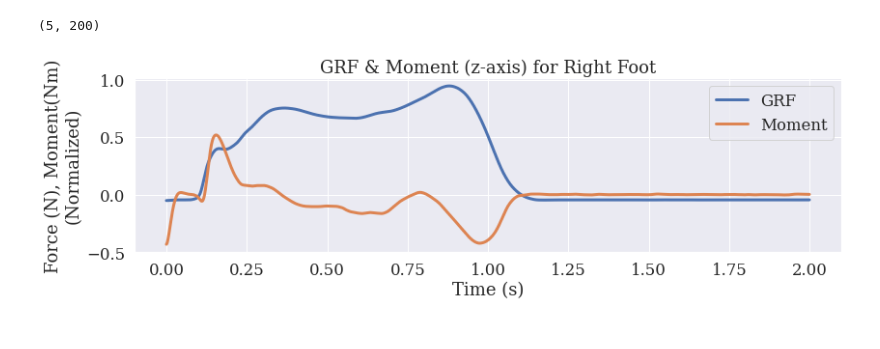
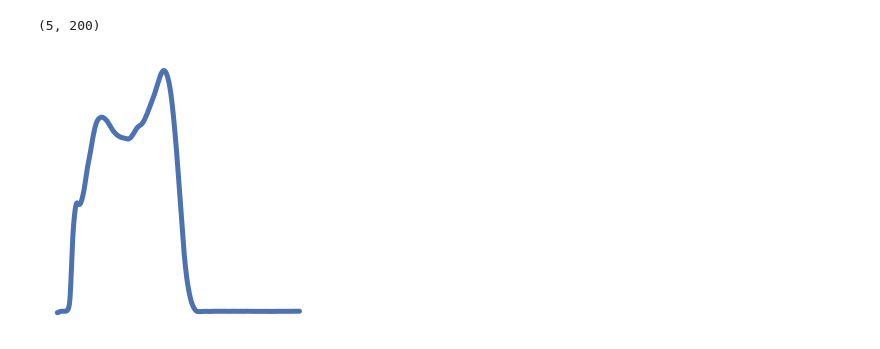
Before and after one commit to atick-faisal/GRF-Synthesis-from-Motion-Trajectories, a Jupyter notebook: src/visualization/visualization_patent.ipynb, the cells around one changed output. Drawn from its saved outputs; the diff is of its cells as text; code cells hidden in the pictures.

```diff
--- a/src/visualization/visualization_patent.ipynb
+++ b/src/visualization/visualization_patent.ipynb
@@ -67,15 +67,16 @@ force_z = GrfFilter.apply(force_z)
 moment_z = GrfFilter.apply(moment_z)
 # %%
 t = (np.arange(0, force_z.shape[0]) / 1500.0)
-plt.figure(figsize=(12, 4))
-plt.plot(t, force_z, linewidth=3, label="GRF")
-plt.plot(t, moment_z, linewidth=3, label="Moment")
-plt.legend()
-plt.title("GRF & Moment (z-axis) for Right Foot")
+plt.figure(figsize=(4, 4))
+plt.plot(t, force_z, linewidth=5, label="GRF")
+# plt.plot(t, moment_z, linewidth=3, label="Moment")
+# plt.legend()
+plt.axis("off")
+# plt.title("GRF & Moment (z-axis) for Right Foot")
 plt.xlabel("Time (s)")
 plt.ylabel("Force (N), Moment(Nm)\n(Normalized)")
 plt.tight_layout()
-plt.savefig("../../Figures/force_moment_z.svg")
+plt.savefig("../../Figures/force_moment_z_alt.svg")
 plt.show()
 # %% [output]
-[figure, old version]
+[figure, new version]
```
Also changed, not shown: parts of 1 cell of this notebook, 2 other files.
